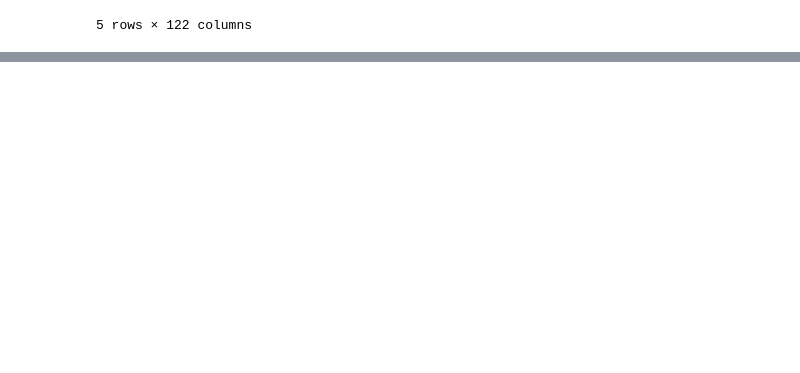
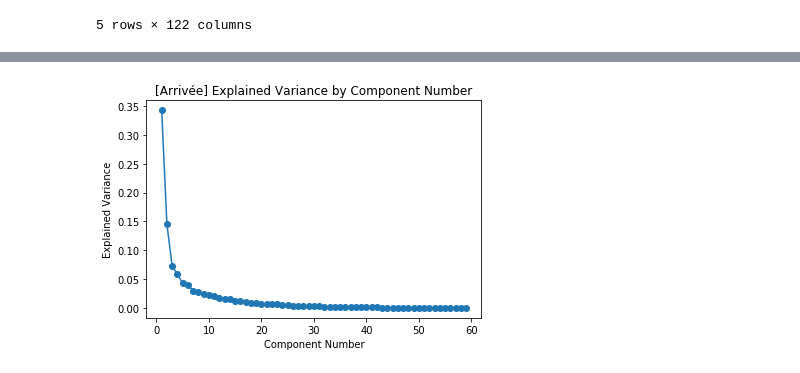
Before and after one commit to AxelV-hub/machine-learning-sncf-delay-estimation, a Jupyter notebook: notebooks/axel.ipynb, the cells around one changed output, grey strips where cells are left out. Cells and saved outputs as stored; diff of their text form; code cells hidden in the pictures; blank space fills up the shorter version.

```diff
--- a/notebooks/axel.ipynb
+++ b/notebooks/axel.ipynb
@@ -147,0 +214,10 @@ print(score)
+# %%
+explained_variance_arrivee = pca_arrivee.explained_variance_ratio_
+
+plt.plot(range(1, len(explained_variance_arrivee) + 1), explained_variance_arrivee, marker='o')
+plt.xlabel('Component Number')
+plt.ylabel('Explained Variance')
+plt.title('[Arrivée] Explained Variance by Component Number')
+plt.show()
+# %% [output]
+[figure, added]
```
Also changed, not shown: parts of 20 cells of this notebook.
